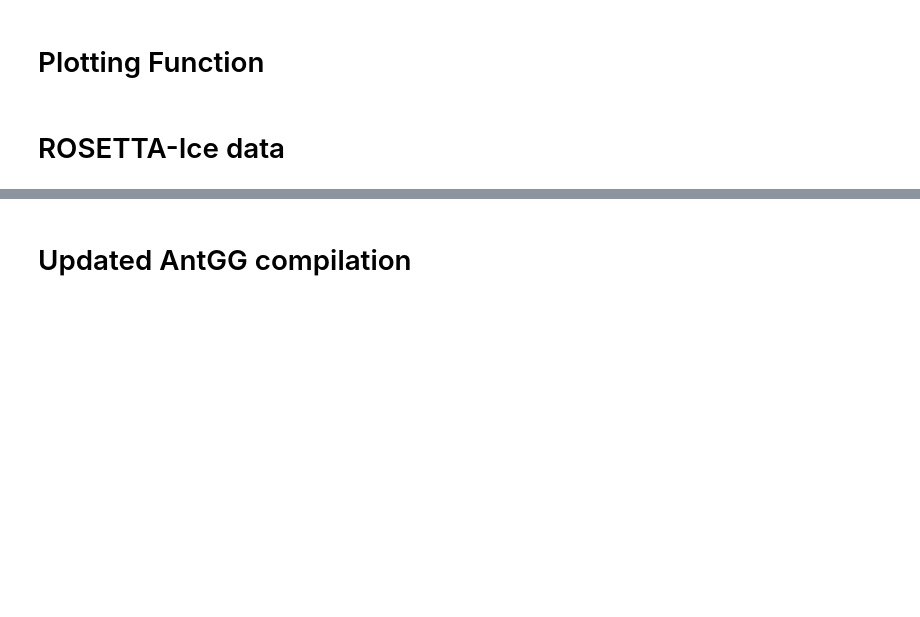
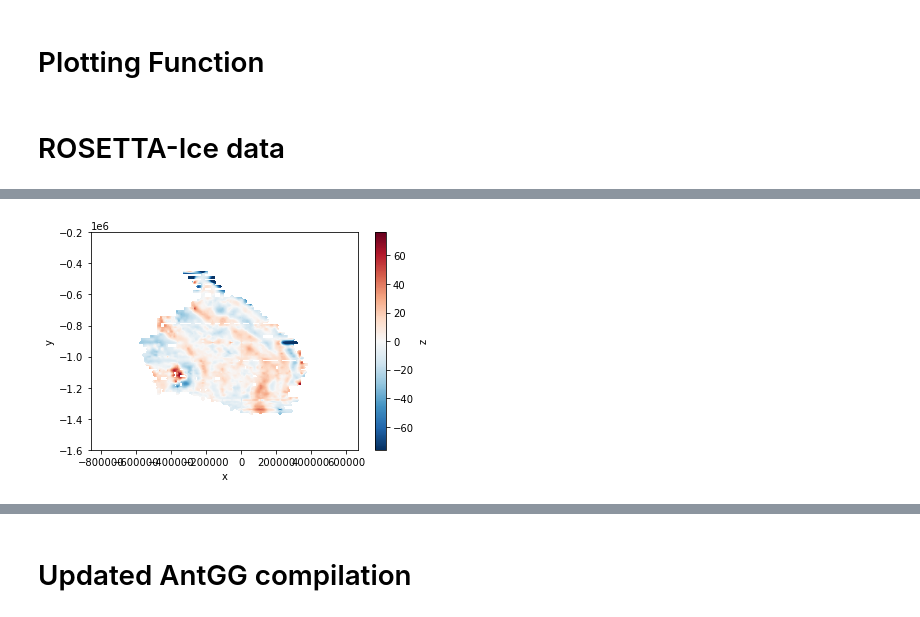
Before and after one commit to mdtanker/RIS_gravity_inversion, a Jupyter notebook: RIS_gravity_data.ipynb, the cells around one changed output, grey strips where cells are left out. Drawn from its saved outputs; the diff is of its cells as text; code cells hidden in the pictures; blank space fills up the shorter version.

```diff
--- a/RIS_gravity_data.ipynb
+++ b/RIS_gravity_data.ipynb
@@ -89,3 +106,11 @@ len(rosetta_grid)=280
+# %%
+rosetta_grid -= rosetta_grid.mean().item()
+# rosetta_grid.plot.hist(bins=100)
+rosetta_grid.clip(min=-75).plot.hist(bins=100)
+rosetta_grid.clip(min=-75).plot()
+rosetta_grid.clip(min=-75).to_netcdf('gravity_data/rosetta_grav.nc')
+# %% [output]
+[figure, added]
 # %%
 # initialize figure but extend plot north into Ross Sea
 # start_fig(n = -2200e3)
```
Also changed, not shown: parts of 4 cells of this notebook, 26 other files.
